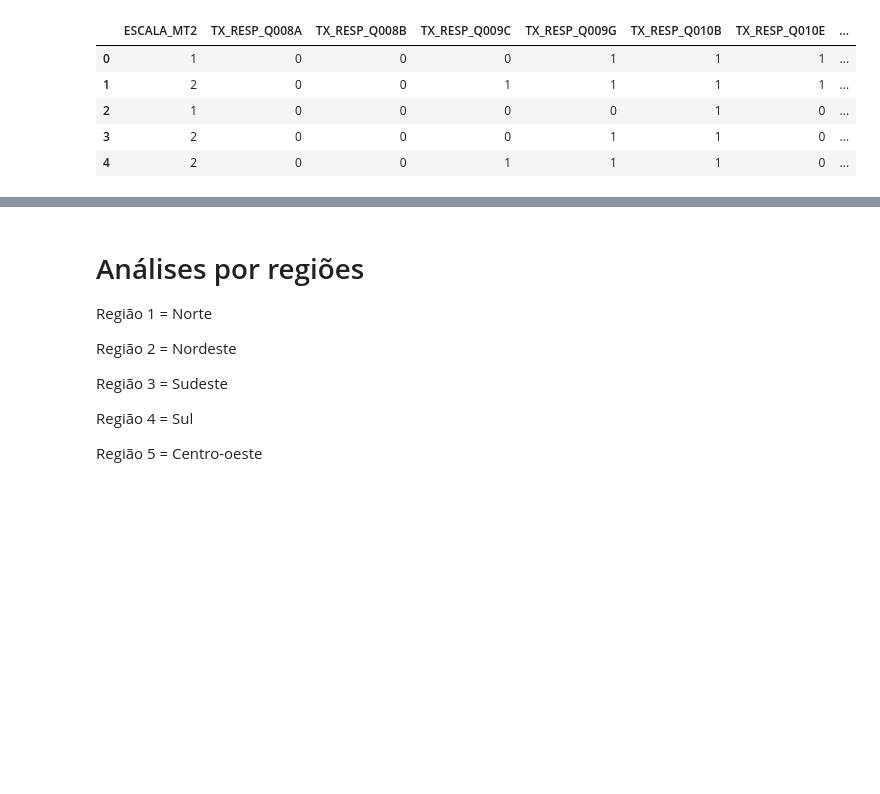
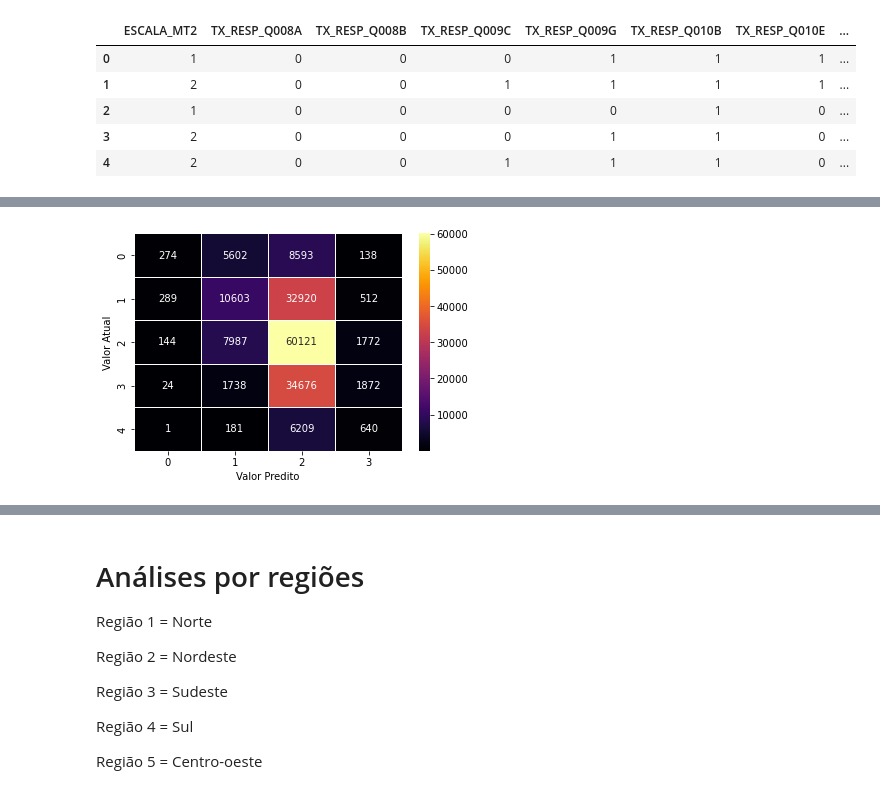
Before and after one commit to freitaasw/Analises_Saeb, a Jupyter notebook: Análises Saeb 2019/correlações/Questionário.ipynb, the cells around one changed output, grey strips where cells are left out. Saved outputs shown, nothing was run; the diff lists cells and outputs as text; code cells hidden in the pictures; blank space fills up the shorter version.

Commit message:
Modelos de Regressão, Árvore e Radom dos alunos

```diff
--- a/Análises Saeb 2019/correlações/Questionário.ipynb
+++ b/Análises Saeb 2019/correlações/Questionário.ipynb
@@ -475,12 +479,11 @@ from sklearn.tree import DecisionTreeClassifier
 from sklearn.metrics import classification_report, precision_score
 from sklearn.model_selection import train_test_split
 
+cv_models_results = {} # Armazena os scores da validação cruzada de cada modelo avaliado
 seed = 1275
-
 
 X_tree = X.to_numpy()
 y_tree = y.to_numpy()
-
 
 # Divisao da base de dados em treinamento, validacao e teste
 X_train, X_test, y_train, y_test = train_test_split(X_tree, y_tree, test_size=0.2, stratify=y_tree, random_state=seed)
@@ -491,14 +494,14 @@ decisionTree = DecisionTreeClassifier(random_state=seed)
 # K-fold estratificado com k = 10
 cv = model_selection.StratifiedKFold(n_splits=10)
 
-# definição dos parâmetros para a árvore de decisão
+# Definição dos parâmetros para a árvore de decisão
 param_distributions = { 'criterion': ['gini', 'entropy'],
                         'min_samples_split': range(1, 51),
-                        'max_depth': [2,3],
+                        'max_depth': [3,4,7,8,9,10,11,12,13,14],
                         'min_samples_leaf': [3,4,5,6,7,8,9,10]
                       }
 
-# define random search for decision tree
+# Definição random search para decision tree
 rnd_search_tree = RandomizedSearchCV( estimator=decisionTree,
                                       param_distributions = param_distributions,
                                       n_iter=25, scoring='accuracy',
@@ -507,3 +510,27 @@ rnd_search_tree = RandomizedSearchCV( estimator=decisionTree,
 
 # execute search
 result_tree = rnd_search_tree.fit(X_train, y_train)
+
+# summarize result for decision tree
+print('=========Random Search Results for TREE==========')
+print('Best Score: %s' % result_tree.best_score_)
+print('Best Hyperparameters: %s' % result_tree.best_params_)
+
+# Instanciando e avaliando o modelo
+decisionTree = DecisionTreeClassifier(**result_tree.best_params_)
+
+model = decisionTree.fit(X_train, y_train)
+y_predicted = decisionTree.predict(X_test)
+
+print('\nDesempenho médio da Árvore de Decisão:')
+
+cv_results = model_selection.cross_val_score(decisionTree, X_train, y_train, cv=cv, scoring='accuracy')
+cv_models_results['decisionTree'] = cv_results
+
+name = 'Arvore de Decisão'
+msg = "%s: %f (%f)" % (name, cv_results.mean(), cv_results.std())
+print(msg)
+
+print("\nAcuracia Árvore de Decisão: Treinamento",  decisionTree.score(X_train, y_train)," Teste", decisionTree.score(X_test, y_test))
+print("\nClasification report:\n", classification_report(y_test, y_predicted))
+print("Confusion matrix:\n", confusion_matrix(y_test, y_predicted))
@@ -628,0 +584,9 @@ _ = tree.plot_tree(clf,
+# %%
+### Representação Gráfica da Matrix de Confusão da Árvore de Decisão
+
+tree_confusion_matrix = pd.crosstab(y_test, y_predicted, rownames=['Valor Atual'], colnames=['Valor Predito'])
+
+sn.heatmap(tree_confusion_matrix, annot=True, fmt="d", cmap='inferno', linewidths=.5)
+plt.show()
+# %% [output]
+[figure, added]
```
Also changed, not shown: parts of 30 cells of this notebook.
